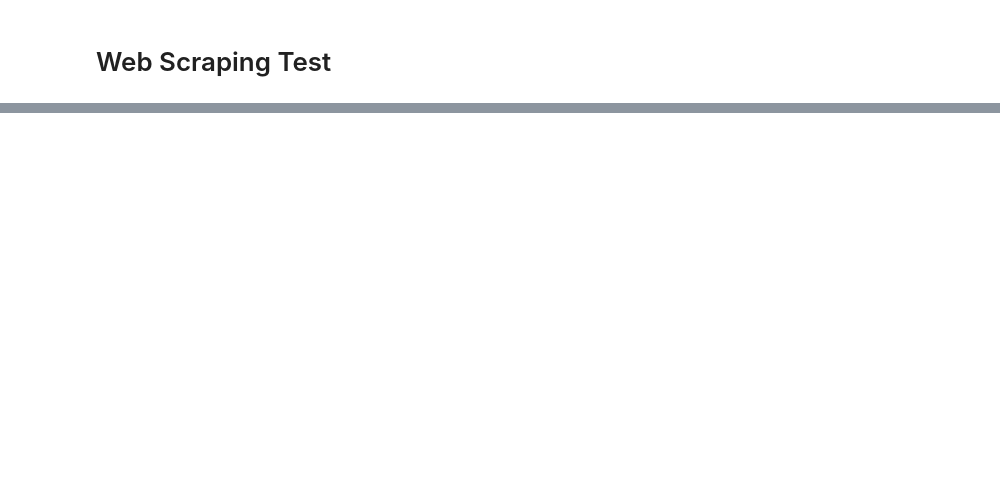
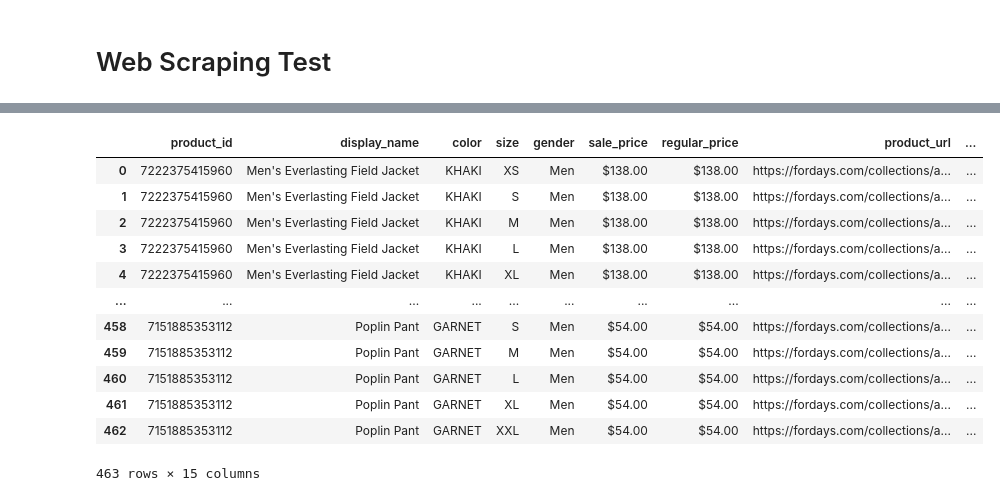
Before and after one commit to Oliver-gz/Web_Scraping_Fashion_Products, a Jupyter notebook: Web Scraping for Fashion Products Data.ipynb, the cells around one changed output, grey strips where cells are left out. Drawn from its saved outputs; the diff is of its cells as text; code cells hidden in the pictures; blank space fills up the shorter version.

```diff
--- a/Web Scraping for Fashion Products Data.ipynb
+++ b/Web Scraping for Fashion Products Data.ipynb
@@ -457,0 +64,23 @@ pd.DataFrame(db_data, columns=['display_name', 'color', 'size', 'gender', 'sale_
+# %%
+#home page
+url = 'https://fordays.com/'
+
+def home_page(url):
+    try:
+        response = requests.get(url)
+    except:
+        print('Request Failure')
+
+    #get url of 3 categories: Women, Men, Baby + Kids
+    try:
+        home_soup = BeautifulSoup(response.content, 'lxml') #set up bs object, parser=lxml
+        home_nav = home_soup.find_all('a', {'class': 'site-nav__link site-nav__link--underline site-nav__link--has-dropdown'})
+        home_url = {home_nav[0].get_text().strip(): 'https://fordays.com' + home_nav[0].get('href'),
+                    home_nav[1].get_text().strip(): 'https://fordays.com' + home_nav[1].get('href'),
+                    home_nav[3].get_text().strip(): 'https://fordays.com' + home_nav[3].get('href')}
+        return home_url
+    except:
+        print('Scraping Error')
+# %%
+home_url = home_page(url)
+home_url
@@ -457,0 +149,3 @@ pd.DataFrame(db_data, columns=['display_name', 'color', 'size', 'gender', 'sale_
+# %%
+test_url = home_url['Men'] + '?page=1'
+products_list = product_page(test_url, 'Men')
@@ -457,0 +262,2 @@ pd.DataFrame(db_data, columns=['display_name', 'color', 'size', 'gender', 'sale_
+# %%
+details_list = detail_page(products_list)
@@ -457,0 +314,19 @@ pd.DataFrame(db_data, columns=['display_name', 'color', 'size', 'gender', 'sale_
+# %%
+df_test = pd.DataFrame(details_list, columns=['product_id', 'display_name', 'color', 'size', 'gender', 'sale_price', 'regular_price',
+                                              'product_url', 'description', 'is_available', 'fit', 'fabric', 'sustainability', 'recycle',
+                                              'scrapped_date'])
+df_test
+# %% [output]
+|  | product_id | display_name | color | size | gender | sale_price | regular_price | product_url | ... |
+| 0 | 7222375415960 | Men's Everlasting Field Jacket | KHAKI | XS | Men | $138.00 | $138.00 | https://fordays.com/collections/a... | ... |
+| 1 | 7222375415960 | Men's Everlasting Field Jacket | KHAKI | S | Men | $138.00 | $138.00 | https://fordays.com/collections/a... | ... |
+| 2 | 7222375415960 | Men's Everlasting Field Jacket | KHAKI | M | Men | $138.00 | $138.00 | https://fordays.com/collections/a... | ... |
+| 3 | 7222375415960 | Men's Everlasting Field Jacket | KHAKI | L | Men | $138.00 | $138.00 | https://fordays.com/collections/a... | ... |
+| 4 | 7222375415960 | Men's Everlasting Field Jacket | KHAKI | XL | Men | $138.00 | $138.00 | https://fordays.com/collections/a... | ... |
+| ... | ... | ... | ... | ... | ... | ... | ... | ... | ... |
+| 458 | 7151885353112 | Poplin Pant | GARNET | S | Men | $54.00 | $54.00 | https://fordays.com/collections/a... | ... |
+| 459 | 7151885353112 | Poplin Pant | GARNET | M | Men | $54.00 | $54.00 | https://fordays.com/collections/a... | ... |
+| 460 | 7151885353112 | Poplin Pant | GARNET | L | Men | $54.00 | $54.00 | https://fordays.com/collections/a... | ... |
+| 461 | 7151885353112 | Poplin Pant | GARNET | XL | Men | $54.00 | $54.00 | https://fordays.com/collections/a... | ... |
+| 462 | 7151885353112 | Poplin Pant | GARNET | XXL | Men | $54.00 | $54.00 | https://fordays.com/collections/a... | ... |
+463 rows × 15 columns
```
Also changed, not shown: parts of 44 cells of this notebook.
